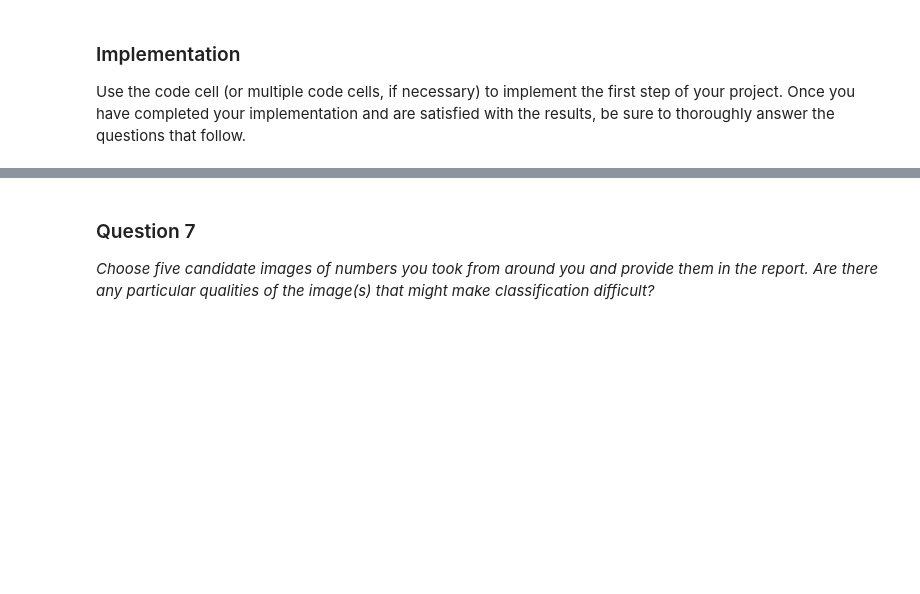
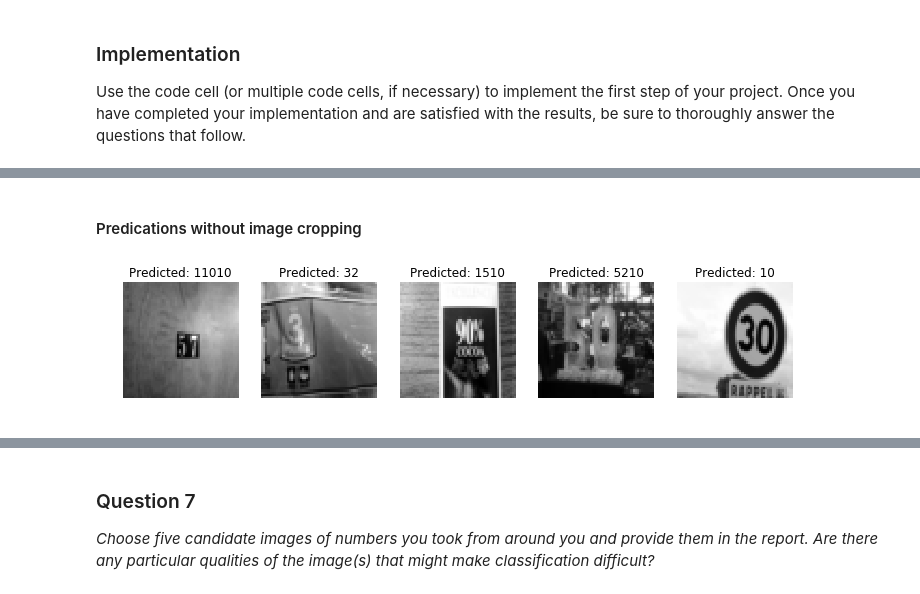
Before and after one commit to neocosmos/MachineLearningND, a Jupyter notebook: digit_recognition/digit_recognition.ipynb, the cells around one changed output, grey strips where cells are left out. Cells and saved outputs as stored; diff of their text form; code cells hidden in the pictures; blank space fills up the shorter version.

```diff
--- a/digit_recognition/digit_recognition.ipynb
+++ b/digit_recognition/digit_recognition.ipynb
@@ -267,0 +572,47 @@ Use the code cell (or multiple code cells, if necessary) to implement the first
+# %%
+from skimage import data
+import os
+
+def capture_images(folder, height=54, width=54):
+
+    X_images = []
+    files =  sorted([img for img in os.listdir(folder) if img.endswith('.png')])
+
+    for i in range(len(files)):
+        filename = os.path.join(folder, files[i])
+        image_data = data.imread(filename, as_grey=True)
+        # resize to uniform size
+        image_data = scipy.misc.imresize(image_data, (height, width, 1), interp='bilinear')
+        image_data = image_data.reshape(height, width, 1)
+        X_images.append(image_data)
+
+    X_images = np.asarray(X_images)
+    return X_images
+# %%
+X_capture = capture_images("./practise/")
+# %% [markdown]
+#### Predications without image cropping
+# %%
+import matplotlib.pyplot as plt
+%matplotlib inline
+
+y_pred_list  = cnnmodel.predict(X_capture)
+n_sample = X_capture.shape[0]
+
+# Iterate over sample dimension
+for i in range(n_sample):
+    plt.subplot(1, 5, i+1)
+    plt.imshow(X_capture[i].reshape(54,54), cmap='gray')
+
+    pred_list_i = [y_pred[i] for y_pred in y_pred_list]
+
+    ndigits = pred_list_i[5].argmax(-1)
+    title = 'Predicted: '
+    for j in range(ndigits):
+        title += str(pred_list_i[j].argmax(-1))
+    fig = plt.gcf()
+    fig.set_size_inches(12, 10)
+    plt.title(title)
+    plt.axis('off')
+# %% [output]
+[figure, added]
```
Also changed, not shown: parts of 84 cells of this notebook, 1 other file.
